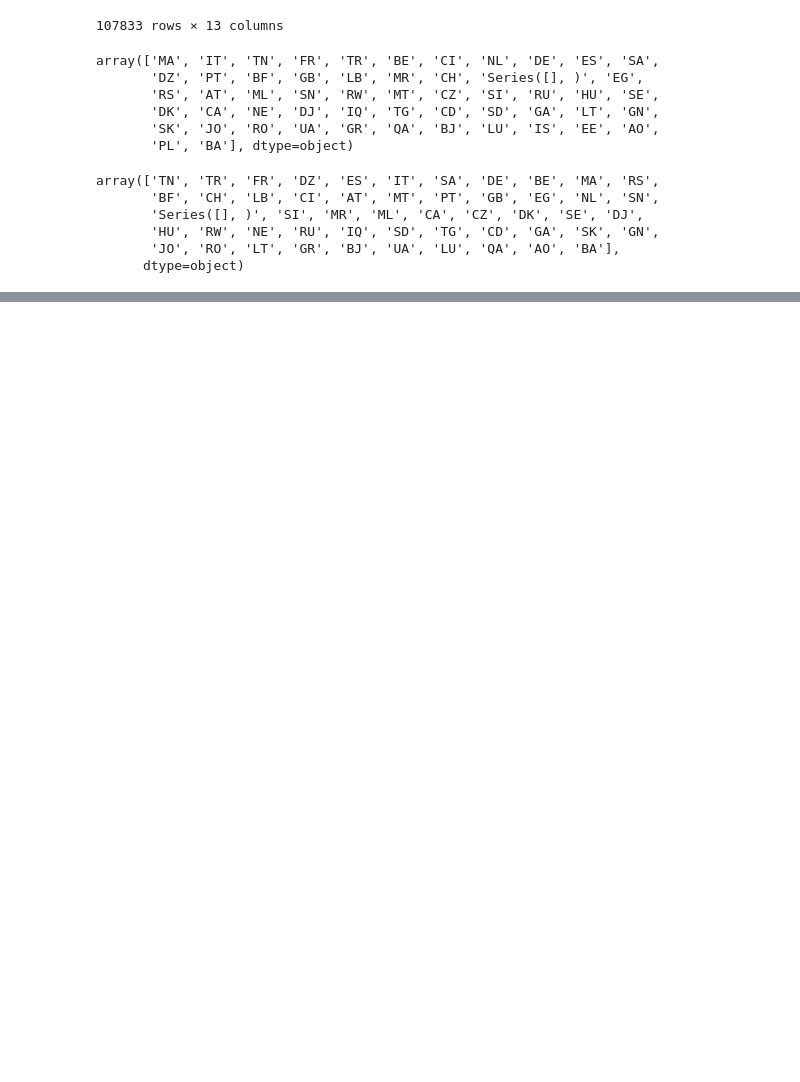
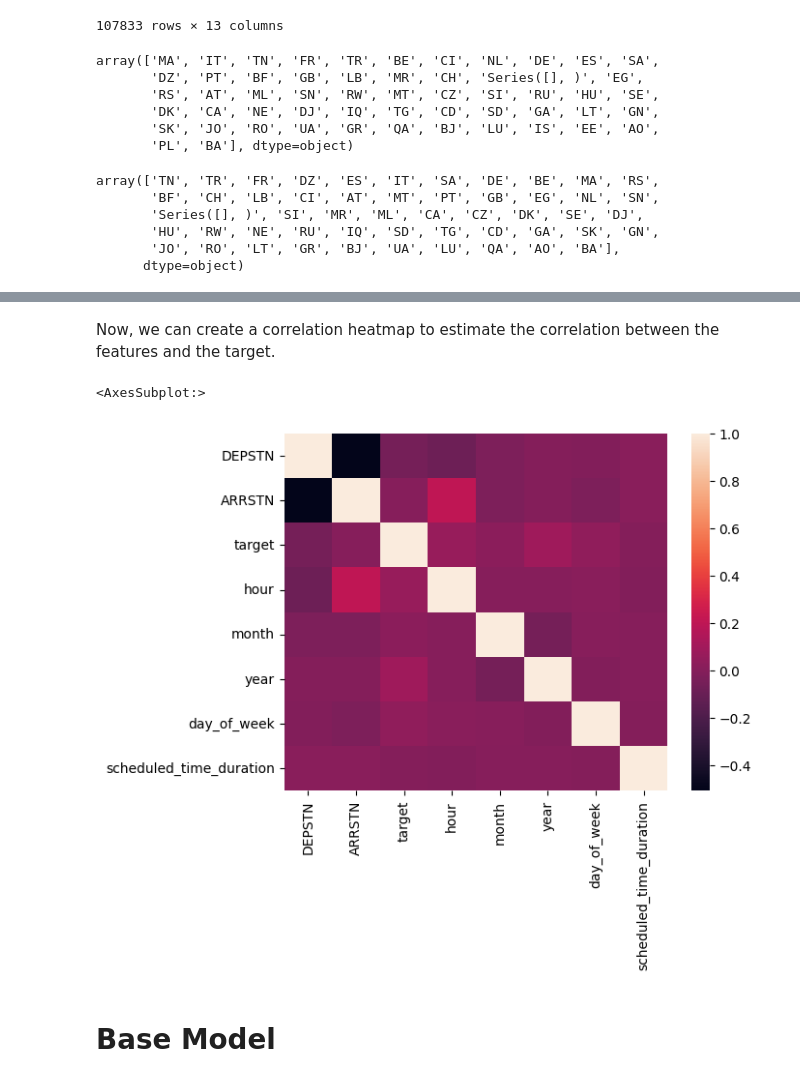
Before and after one commit to pwerden/ds-ml-flight-delay-prediction, a Jupyter notebook: EDA_phil.ipynb, the cells around one changed output, grey strips where cells are left out. Cells and saved outputs as stored; diff of their text form; code cells hidden in the pictures; blank space fills up the shorter version.

Commit message:
added label encoding

```diff
--- a/EDA_phil.ipynb
+++ b/EDA_phil.ipynb
@@ -230,2 +286,4 @@ array(['TN', 'TR', 'FR', 'DZ', 'ES', 'IT', 'SA', 'DE', 'BE', 'MA', 'RS',
 # %%
-# TODO Remove rows where 'ARRSTN' or 'DEPSTN' is 'Series([], )'
+# Remove rows where 'ARRSTN' or 'DEPSTN' is 'Series([], )'
+df_cleaned = df_cleaned.drop(df_cleaned[(df_cleaned.ARRSTN == 'Series([], )') | (df_cleaned.DEPSTN == 'Series([], )')].index)
+df_cleaned.reset_index(drop=True, inplace=True)
@@ -231,0 +294,12 @@ array(['TN', 'TR', 'FR', 'DZ', 'ES', 'IT', 'SA', 'DE', 'BE', 'MA', 'RS',
+# %%
+# 1) encode departure countries
+le1 = LabelEncoder()
+le1.fit(df_cleaned['DEPSTN'])
+le1.transform(df_cleaned['DEPSTN'])
+df_cleaned['DEPSTN'] = le1.transform(df_cleaned['DEPSTN'])
+
+# 2) encode arrival countries
+le2 = LabelEncoder()
+le2.fit(df_cleaned['ARRSTN'])
+le2.transform(df_cleaned['ARRSTN'])
+df_cleaned['ARRSTN'] = le2.transform(df_cleaned['ARRSTN'])
@@ -231,0 +322,9 @@ array(['TN', 'TR', 'FR', 'DZ', 'ES', 'IT', 'SA', 'DE', 'BE', 'MA', 'RS',
+# %% [markdown]
+Now, we can create a correlation heatmap to estimate the correlation between the features and the target.
+# %%
+sns.heatmap(df_cleaned.corr())
+# %% [output]
+<AxesSubplot:>
+[figure, added]
+# %% [markdown]
+# Base Model
```
Also changed, not shown: parts of 7 cells of this notebook.
